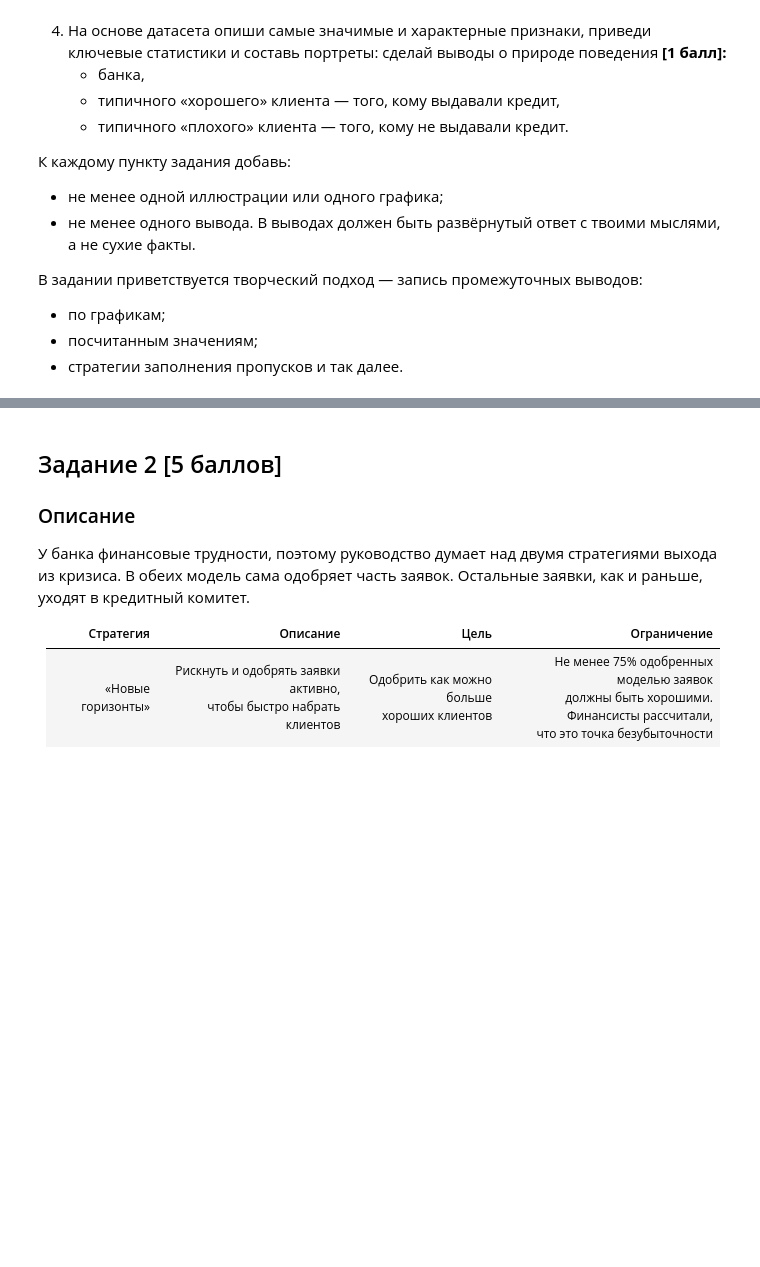
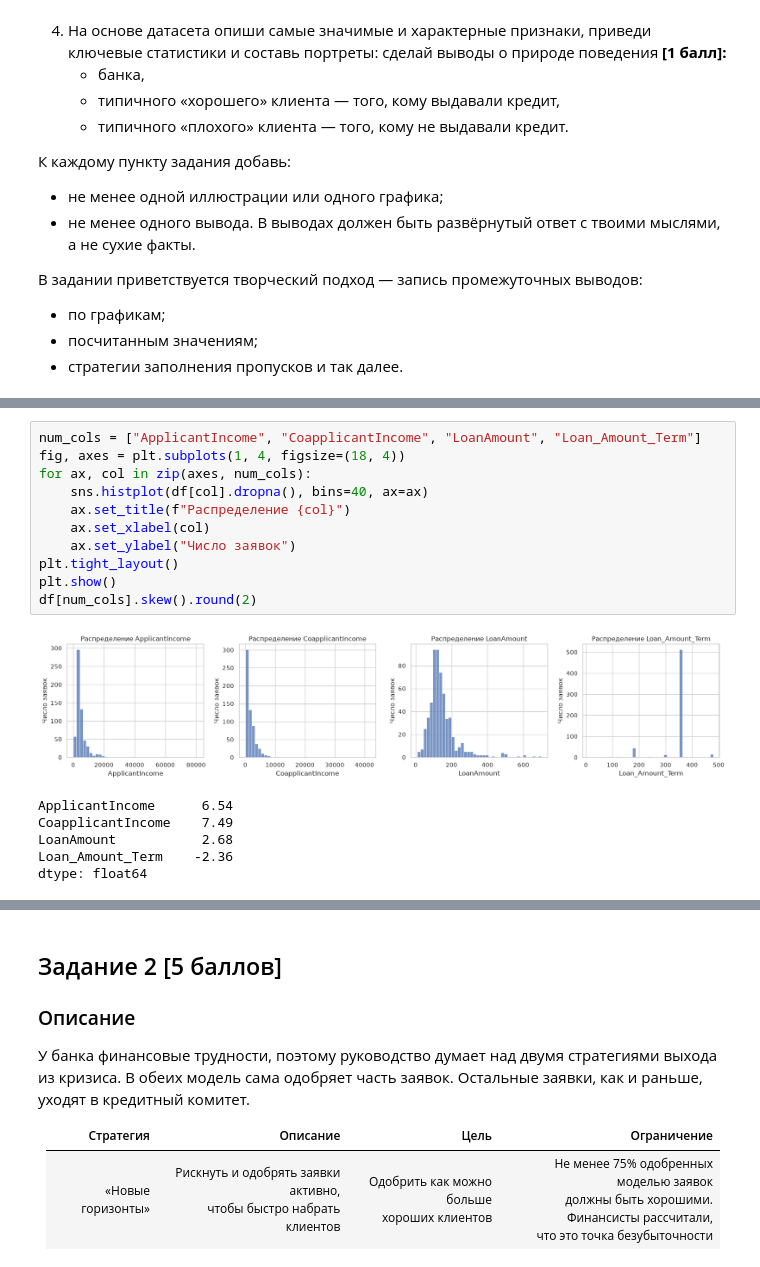
Before and after one commit to pxc1984/competitive-py, a Jupyter notebook: ai/Неделя_6_Введение в ИИ_Основной_уровень_ДЗ.ipynb, the cells around one changed output, grey strips where cells are left out. Cells and saved outputs as stored; diff of their text form; blank space fills up the shorter version.

```diff
--- a/ai/Неделя_6_Введение в ИИ_Основной_уровень_ДЗ.ipynb
+++ b/ai/Неделя_6_Введение в ИИ_Основной_уровень_ДЗ.ipynb
@@ -83,0 +160,18 @@ To: /content/dataset.csv
+# %%
+num_cols = ["ApplicantIncome", "CoapplicantIncome", "LoanAmount", "Loan_Amount_Term"]
+fig, axes = plt.subplots(1, 4, figsize=(18, 4))
+for ax, col in zip(axes, num_cols):
+    sns.histplot(df[col].dropna(), bins=40, ax=ax)
+    ax.set_title(f"Распределение {col}")
+    ax.set_xlabel(col)
+    ax.set_ylabel("Число заявок")
+plt.tight_layout()
+plt.show()
+df[num_cols].skew().round(2)
+# %% [output]
+[figure, added]
+ApplicantIncome      6.54
+CoapplicantIncome    7.49
+LoanAmount           2.68
+Loan_Amount_Term    -2.36
+dtype: float64
```
Also changed, not shown: parts of 54 cells of this notebook.
